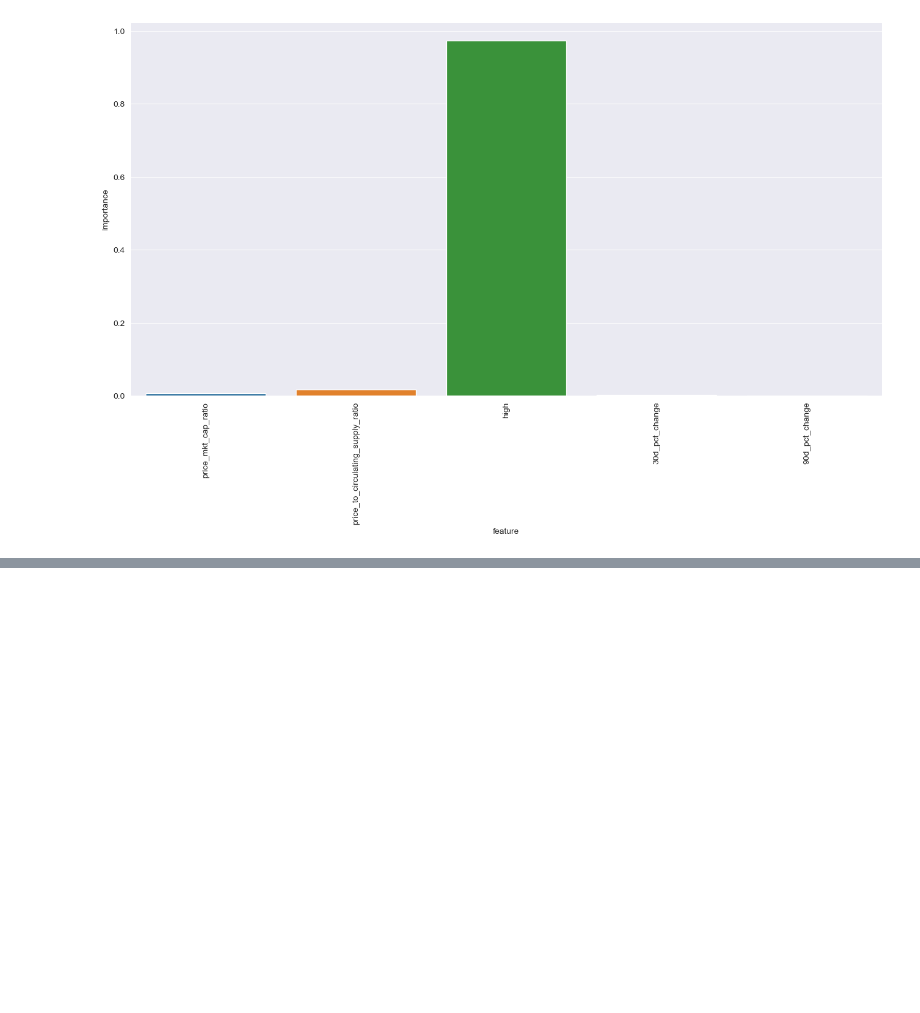
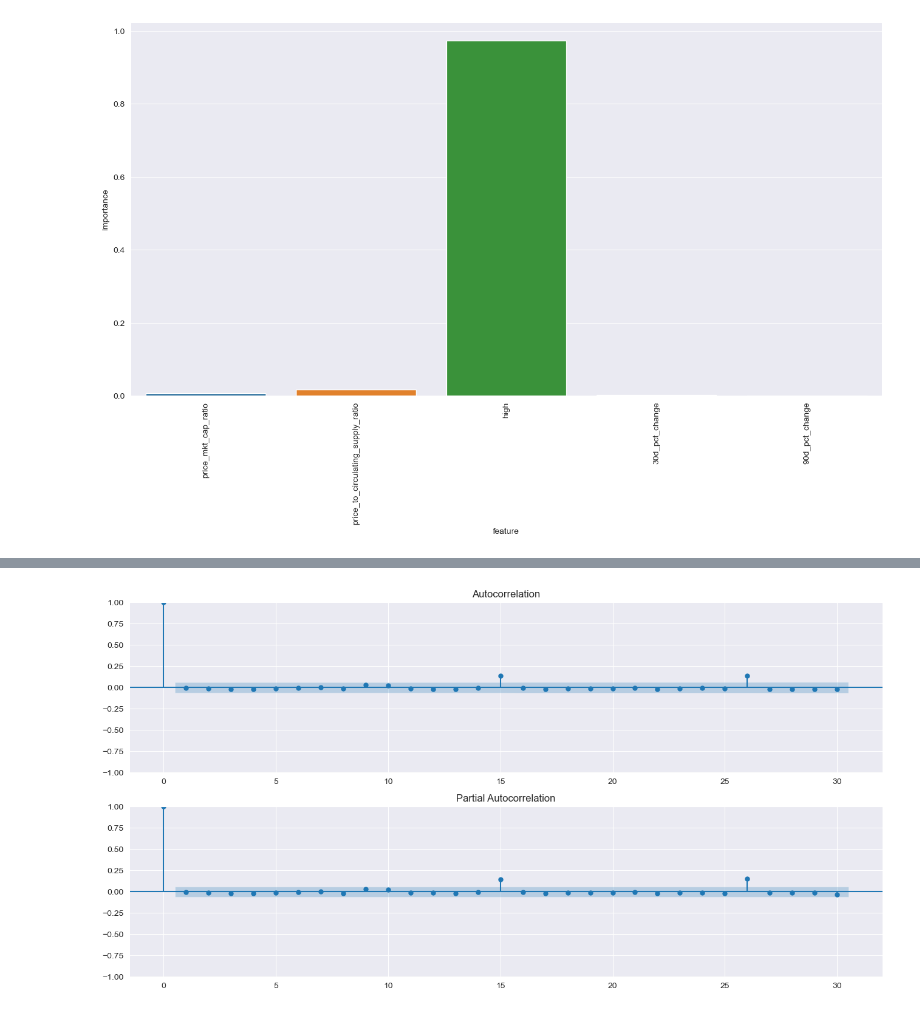
Before and after one commit to ashioyajotham/Quant, a Jupyter notebook: Cryptocurrency Price & Market Data/coin-gecko.ipynb, the cells around one changed output, grey strips where cells are left out. Cells and saved outputs as stored; diff of their text form; code cells hidden in the pictures; blank space fills up the shorter version.

```diff
--- a/Cryptocurrency Price & Market Data/coin-gecko.ipynb
+++ b/Cryptocurrency Price & Market Data/coin-gecko.ipynb
@@ -479,0 +550,17 @@ print('Coefficient of determination: %.2f'% r2_score(y_test, xg_y_pred))
+# %%
+
+# add title
+def add_title(ax, title):
+    ax.set_title(title, fontsize=14, fontweight='bold')
+    return ax
+
+from statsmodels.graphics.tsaplots import plot_acf, plot_pacf
+# Plotting the ACF and PACF
+fig, ax = plt.subplots(2, figsize=(16, 8))
+add_title(ax[0], 'Autocorrelation')
+add_title(ax[1], 'Partial Autocorrelation')
+plot_acf(coin_gecko['price'], lags=30, ax=ax[0])
+plot_pacf(coin_gecko['price'], lags=30, ax=ax[1])
+plt.show();
+# %% [output]
+[figure, added]
```
Also changed, not shown: parts of 11 cells of this notebook.
